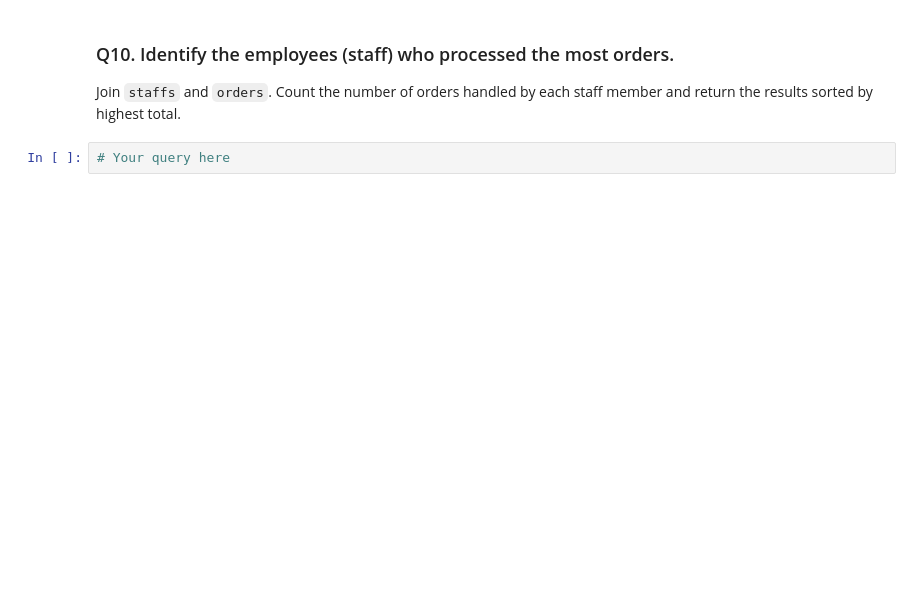
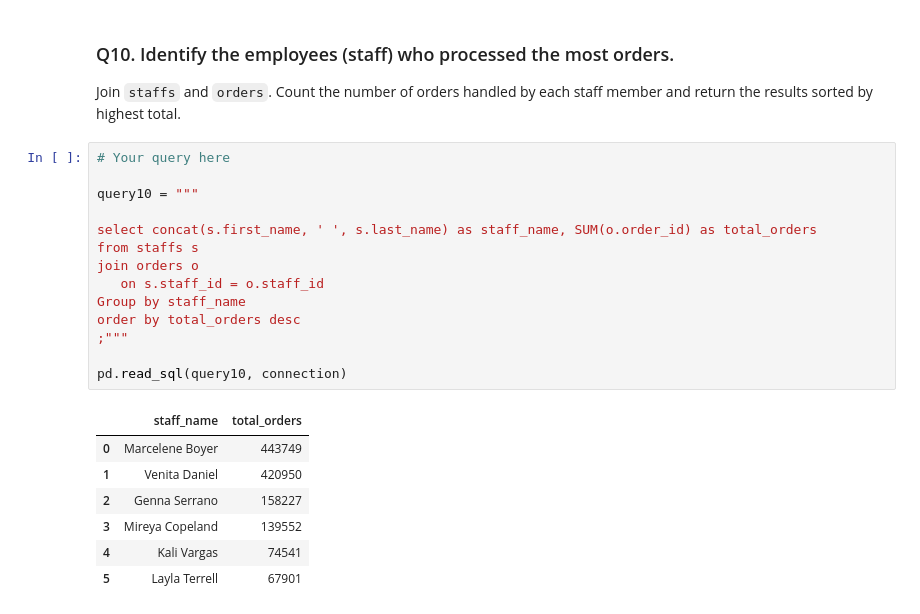
Before and after one commit to laurenmsapp1/DA_M3_W3_Workflow, a Jupyter notebook: workflow_practice.ipynb, the cells around one changed output. Drawn from its saved outputs; the diff is of its cells as text; blank space fills up the shorter version.

```diff
--- a/workflow_practice.ipynb
+++ b/workflow_practice.ipynb
@@ -317,3 +358,23 @@ Join `products`, `order_items`, and `categories`. For each category, identify th
 Join `staffs` and `orders`. Count the number of orders handled by each staff member and return the results sorted by highest total.
 # %%
 # Your query here
+
+query10 = """
+
+select concat(s.first_name, ' ', s.last_name) as staff_name, SUM(o.order_id) as total_orders
+from staffs s
+join orders o
+   on s.staff_id = o.staff_id
+Group by staff_name
+order by total_orders desc
+;"""
+
+pd.read_sql(query10, connection)
+# %% [output]
+|  | staff_name | total_orders |
+| 0 | Marcelene Boyer | 443749 |
+| 1 | Venita Daniel | 420950 |
+| 2 | Genna Serrano | 158227 |
+| 3 | Mireya Copeland | 139552 |
+| 4 | Kali Vargas | 74541 |
+| 5 | Layla Terrell | 67901 |
```
Also changed, not shown: parts of 3 cells of this notebook.
